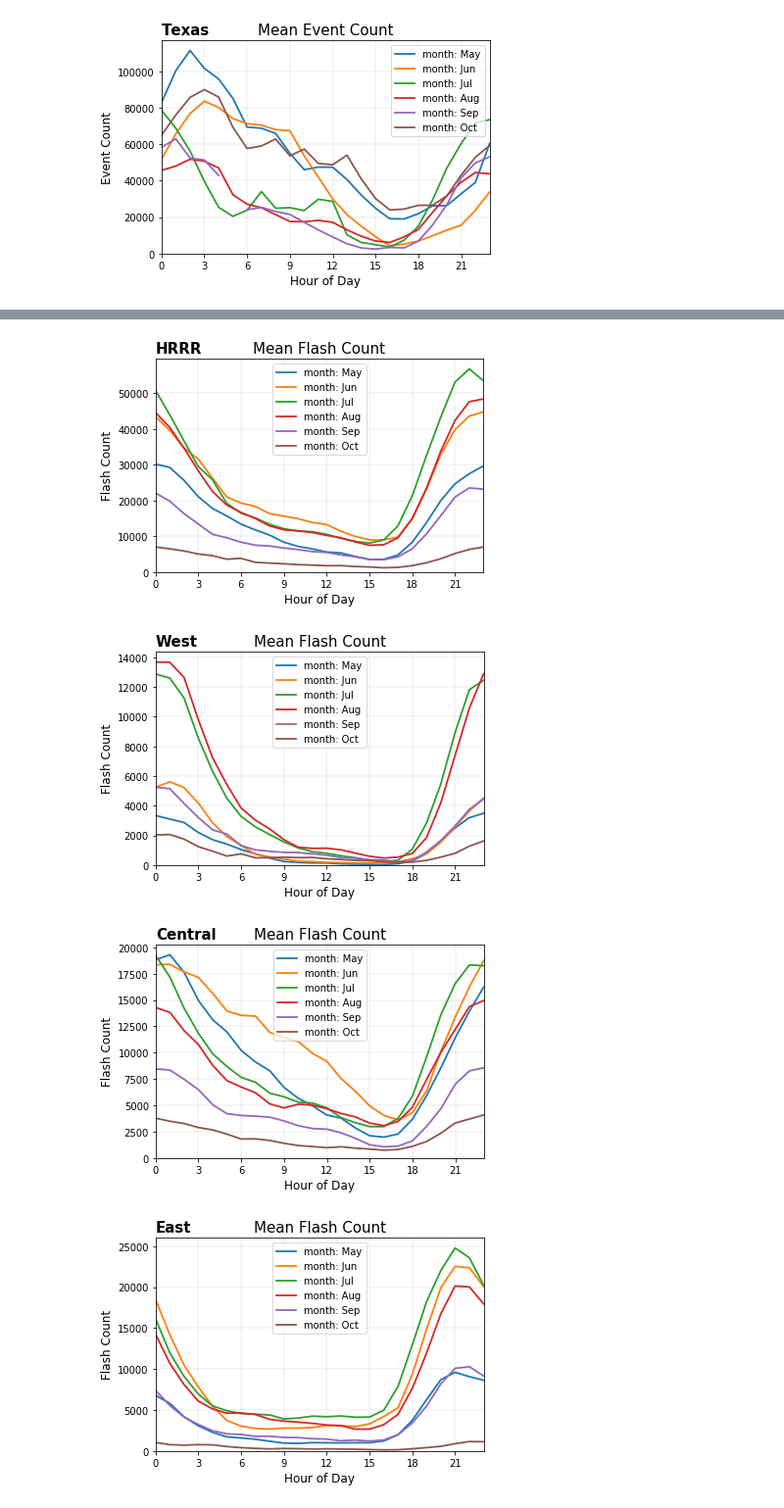
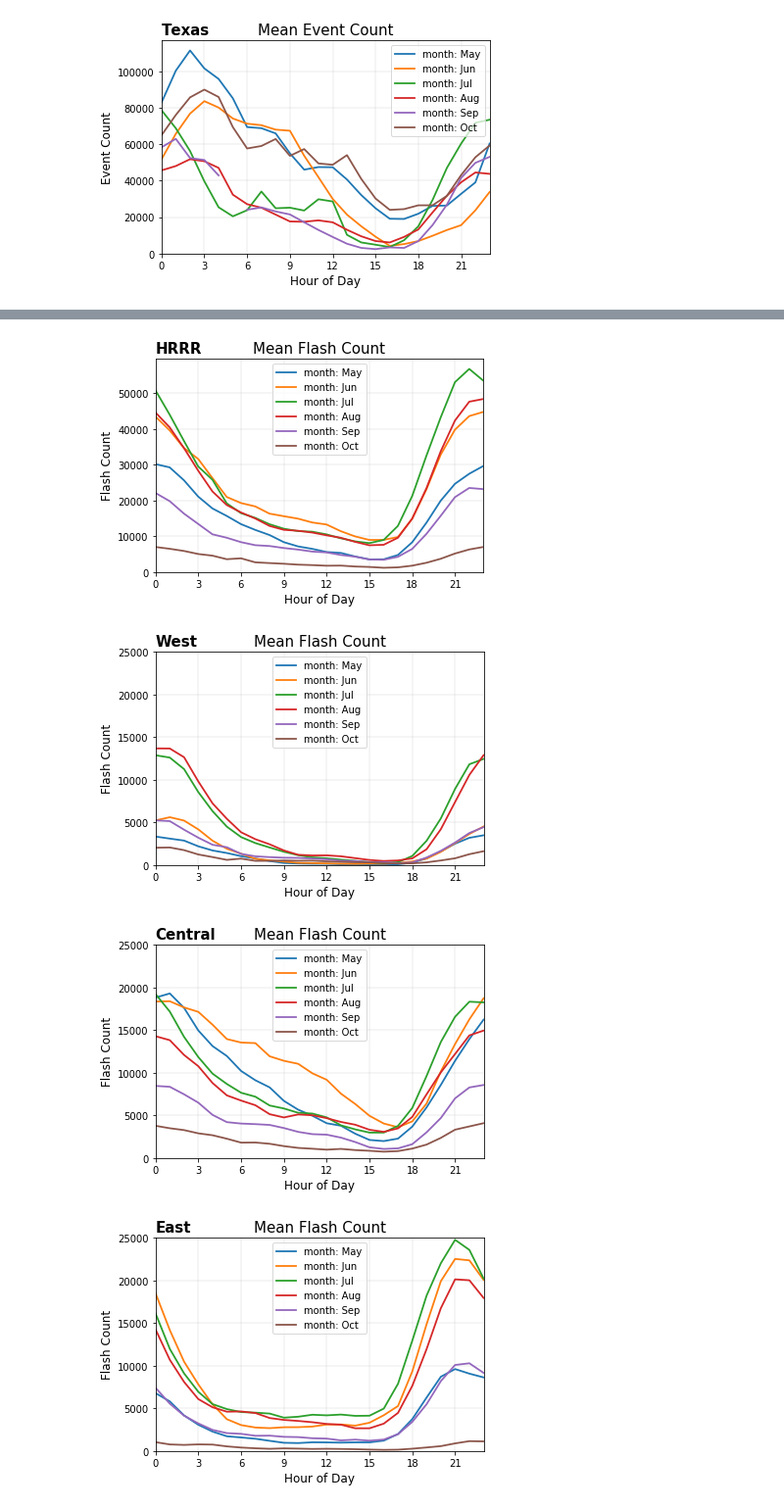
Before and after one commit to blaylockbk/pyBKB_v3, a Jupyter notebook: publications/GLM_HRRR/Fig-XX_GLM-Events-Flashes.ipynb, the cells around one changed output, grey strips where cells are left out. Shown at 98% size. Saved outputs shown, nothing was run; the diff lists cells and outputs as text; code cells hidden in the pictures.

```diff
--- a/publications/GLM_HRRR/Fig-XX_GLM-Events-Flashes.ipynb
+++ b/publications/GLM_HRRR/Fig-XX_GLM-Events-Flashes.ipynb
@@ -220,30 +220,32 @@ Working on: Texas
 # %%
 #for i, DOMAIN in enumerate(['HRRR']):
 for i, DOMAIN in enumerate(['HRRR', 'West', 'Central', 'East', 'Utah']):
     print('Working on:', DOMAIN)
     plt.figure(i+1)
     for m in range(5,11):
         flashes = get_HRRR_GLM_stats_hov_by_month(DOMAIN, m)['flashes'][:,0]
         #if m == 9:
         #    events[5] = np.nan # Remove the 5th hour with lots of events
         plt.plot(flashes, label='month: %s' % datetime(2018, m, 1).strftime("%b"))
-    plt.legend()
+    plt.legend(loc='upper center')
     plt.xticks(range(0,24,3));
     plt.title(DOMAIN, loc='left', fontweight='bold')
     plt.title('Mean Flash Count')
     plt.xlabel('Hour of Day')
+    if DOMAIN != 'HRRR':
+        plt.ylim(ymax=25000)
     plt.xlim([0,23])
     plt.ylim(ymin=0)
     plt.ylabel('Flash Count')
     plt.grid()
     plt.savefig('./figs/Fig-XX_GLM-flashes-count-by-month-%s' % DOMAIN)
 # %% [output]
 Working on: HRRR
 Working on: West
 Working on: Central
 Working on: East
 Working on: Utah
 [figure]
-[figure, old version]
+[figure, new version]
-[figure, old version]
+[figure, new version]
-[figure, old version]
+[figure, new version]
```
Also changed, not shown: parts of 1 cell of this notebook, 8 other files.
